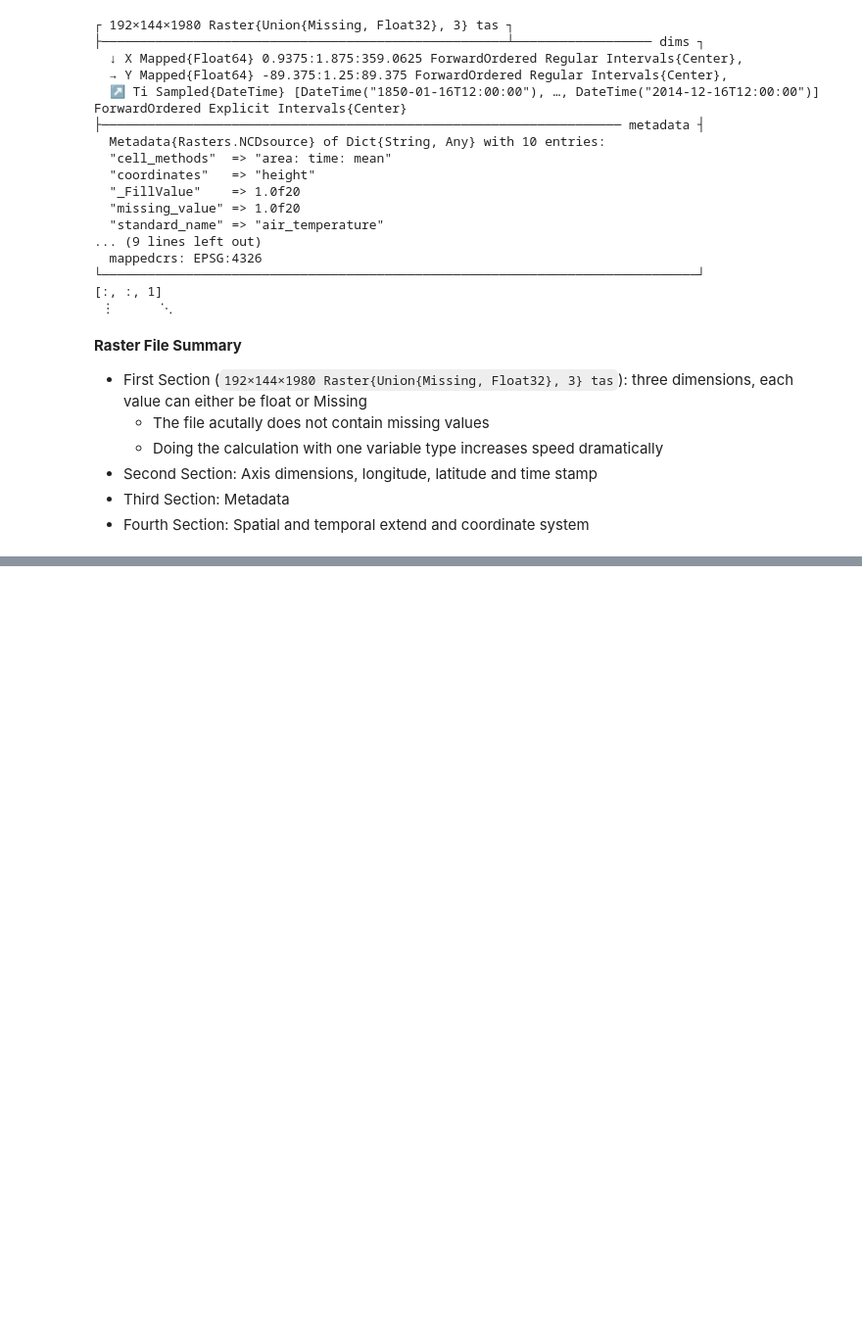
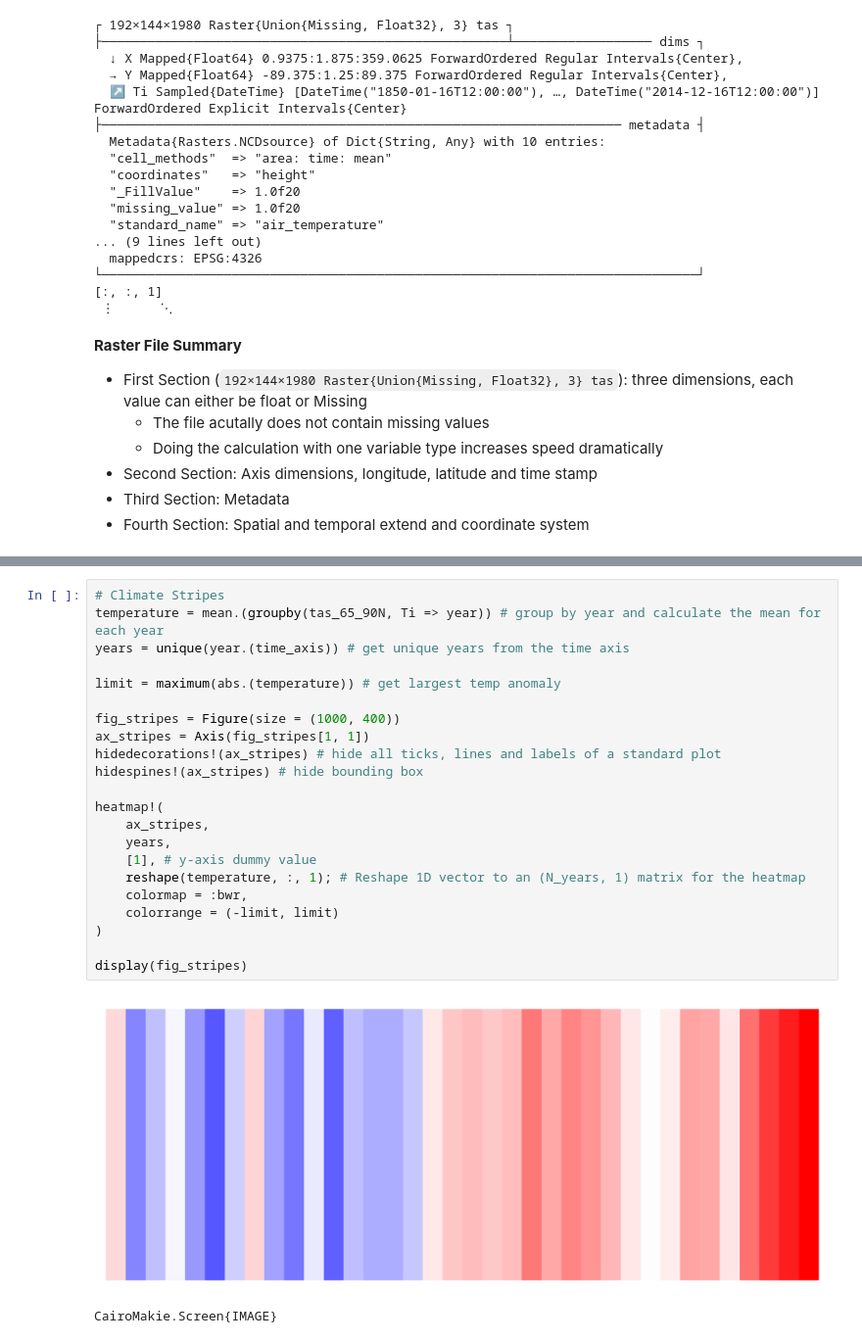
Before and after one commit to TimMauch/Julia-CMIP, a Jupyter notebook: climate_stripes.ipynb, the cells around one changed output, grey strips where cells are left out. Shown at 98% size. Cells and saved outputs as stored; diff of their text form; blank space fills up the shorter version.

```diff
--- a/climate_stripes.ipynb
+++ b/climate_stripes.ipynb
@@ -335,0 +456,25 @@ Max absolute difference (Xarray vs Julia): 0.0
+# %%
+# Climate Stripes
+temperature = mean.(groupby(tas_65_90N, Ti => year)) # group by year and calculate the mean for each year
+years = unique(year.(time_axis)) # get unique years from the time axis
+
+limit = maximum(abs.(temperature)) # get largest temp anomaly
+
+fig_stripes = Figure(size = (1000, 400))
+ax_stripes = Axis(fig_stripes[1, 1])
+hidedecorations!(ax_stripes) # hide all ticks, lines and labels of a standard plot
+hidespines!(ax_stripes) # hide bounding box
+
+heatmap!(
+    ax_stripes,
+    years,
+    [1], # y-axis dummy value
+    reshape(temperature, :, 1); # Reshape 1D vector to an (N_years, 1) matrix for the heatmap
+    colormap = :bwr,
+    colorrange = (-limit, limit)
+)
+
+display(fig_stripes)
+# %% [output]
+[figure, added]
+CairoMakie.Screen{IMAGE}
```
Also changed, not shown: parts of 19 cells of this notebook, 1 other file.
